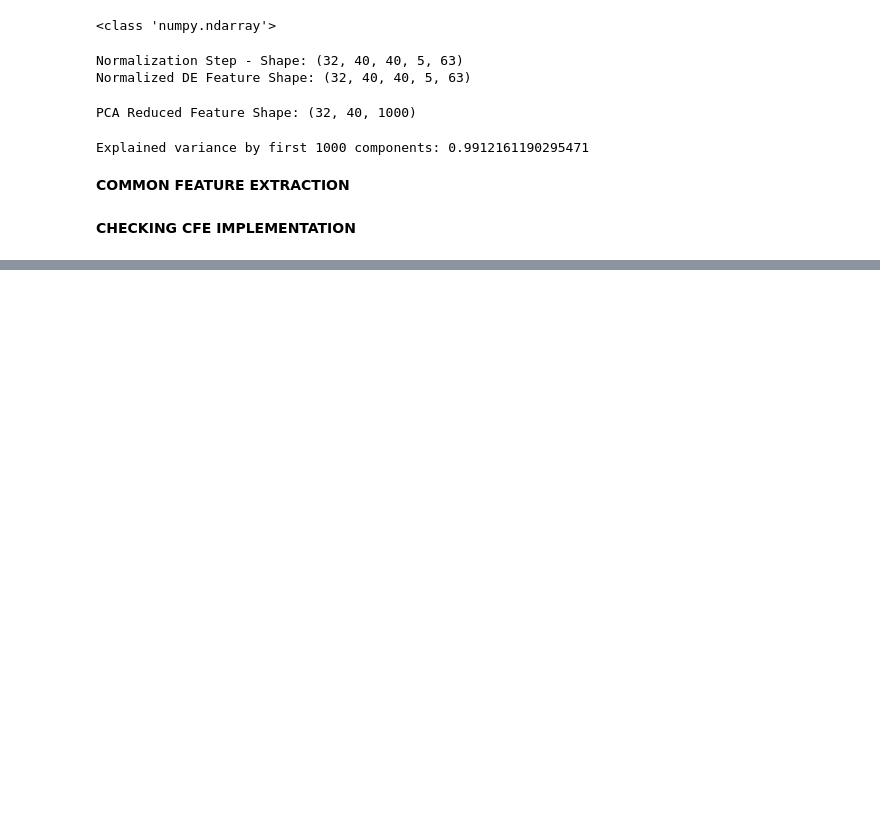
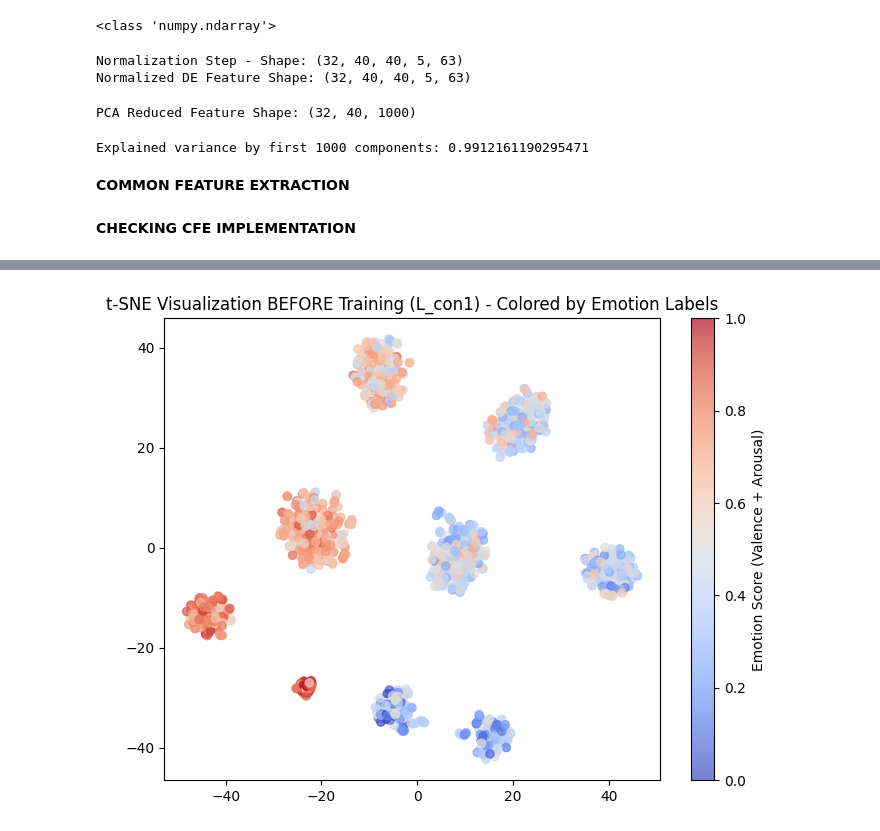
Before and after one commit to hamzaowaisog/EEg-based-Emotion-Recognition, a Jupyter notebook: FYP_2/Hamza/Deap_Classes_Approach_2.ipynb, the cells around one changed output, grey strips where cells are left out. Drawn from its saved outputs; the diff is of its cells as text; code cells hidden in the pictures; blank space fills up the shorter version.

```diff
--- a/FYP_2/Hamza/Deap_Classes_Approach_2.ipynb
+++ b/FYP_2/Hamza/Deap_Classes_Approach_2.ipynb
@@ -188,0 +440,29 @@ Output Shape: torch.Size([1280, 64])
+# %%
+import numpy as np
+import matplotlib.pyplot as plt
+from sklearn.manifold import TSNE
+
+# Assuming labels shape: (32, 40, 2) -> (valence, arousal)
+# Flatten to match t-SNE input (1280,)
+valence_labels = subject_labels[:, :, 0].flatten()
+arousal_labels = subject_labels[:, :, 1].flatten()
+
+# Normalize labels between 0 and 1 for color mapping
+valence_norm = (valence_labels - valence_labels.min()) / (valence_labels.max() - valence_labels.min())
+arousal_norm = (arousal_labels - arousal_labels.min()) / (arousal_labels.max() - arousal_labels.min())
+
+# Combine valence & arousal for a joint color scale (averaged)
+combined_labels = (valence_norm + arousal_norm) / 2
+
+# Apply t-SNE
+tsne = TSNE(n_components=2, perplexity=30, random_state=42)
+tsne_features = tsne.fit_transform(cfe_features_before)  # (1280, 2)
+
+# Plot t-SNE with color-coded emotions
+plt.figure(figsize=(8, 6))
+plt.scatter(tsne_features[:, 0], tsne_features[:, 1], c=combined_labels, cmap='coolwarm', alpha=0.7)
+plt.colorbar(label="Emotion Score (Valence + Arousal)")
+plt.title("t-SNE Visualization BEFORE Training (L_con1) - Colored by Emotion Labels")
+plt.show()
+# %% [output]
+[figure, added]
```
Also changed, not shown: parts of 14 cells of this notebook, 3 other files.
